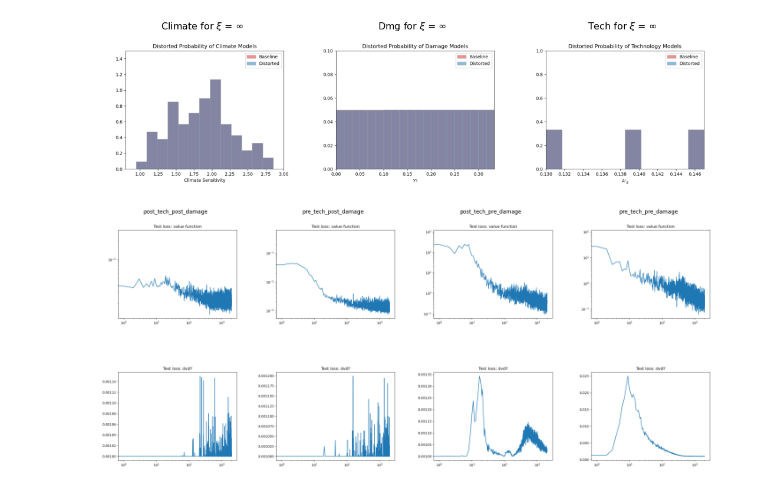
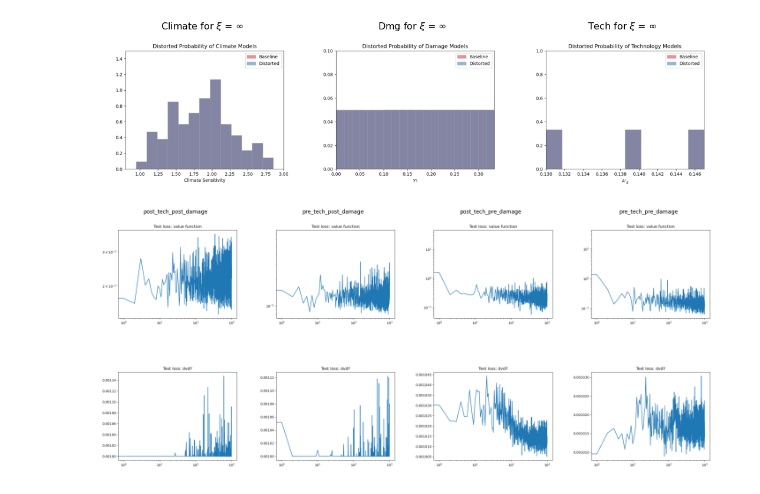
Before and after one commit to korito1416/TwoCapital_NN, a Jupyter notebook: PlotResultsNewParameters.ipynb, the cells around one changed output. Saved outputs shown, nothing was run; the diff lists cells and outputs as text; code cells hidden in the pictures.

Commit message:
new economic parameters

```diff
--- a/PlotResultsNewParameters.ipynb
+++ b/PlotResultsNewParameters.ipynb
@@ -3,7 +3,7 @@ import os
 import matplotlib.pyplot as plt
 import matplotlib.image as mpimg
 # %%
-FolderName='/project/lhansen/Cap_NN_oldVersion/New_Econ_Parameters/output/Plot_0.01_LR_piecewiseconstant_10e-5,10e-5,10e-5,10e-5_128_neurons_32_#HiddenLayer_4_logxi_-3.0_logximax_5.0_num_iterations1'
+FolderName='/project/lhansen/Cap_NN_oldVersion/New_Econ_Parameters/output/Retrain_0.01_LR_piecewiseconstant_10e-6,10e-6,10e-6,10e-6_128_neurons_32_#HiddenLayer_4_logxi_-3.0_logximax_5.0_num_iterations1000000'
 # %%
 # Function to read values from a file
 def read_values(file_path):
@@ -103,7 +103,7 @@ for idx in range(4):
 [figure]
 # %%
 Foldername = "/project/lhansen/Cap_NN_oldVersion/New_Econ_Parameters/output/NewParameters_0.01_LR_piecewiseconstant_10e-5,10e-5,10e-5,10e-5_128_neurons_32_#HiddenLayer_4_logxi_-3.0_logximax_5.0_num_iterations2000000"
-
+Foldername =FolderName
 subfolders = [
     'post_tech_post_damage',
     'pre_tech_post_damage',
@@ -115,31 +115,31 @@ subfolders = [
 fig, axes = plt.subplots(2, len(subfolders), figsize=(20, 10))
 
 # Loop over each subfolder to load and plot the images
 for i, subfolder in enumerate(subfolders):
     # Build the full path for each image file
     loss_v_path = os.path.join(Foldername , subfolder, 'loss_v_history.png')
     loss_controls_path = os.path.join(Foldername , subfolder, 'loss_controls_dv_dY.png')
 
     # Load the images
     img_loss_v = mpimg.imread(loss_v_path)
     img_loss_controls = mpimg.imread(loss_controls_path)
 
     # Plot the loss_v_history image in the top row
     axes[0, i].imshow(img_loss_v)
     axes[0, i].axis('off')
     axes[0, i].set_title(subfolder, fontsize=12)
 
     # Plot the loss_controls_dv_dY image in the bottom row
     axes[1, i].imshow(img_loss_controls)
     axes[1, i].axis('off')
     # Optionally, you can repeat the title or leave it off in the second row.
     # axes[1, i].set_title(subfolder, fontsize=12)
 
 # Optionally, add labels to the rows to indicate which image is which
 axes[0, 0].set_ylabel('loss_v_history', fontsize=14)
 axes[1, 0].set_ylabel('loss_controls_dv_dY', fontsize=14)
 
 plt.tight_layout()
 plt.show()
 # %% [output]
-[figure, old version]
+[figure, new version]
```
Also changed, not shown: parts of 1 cell of this notebook, 5 other files.
